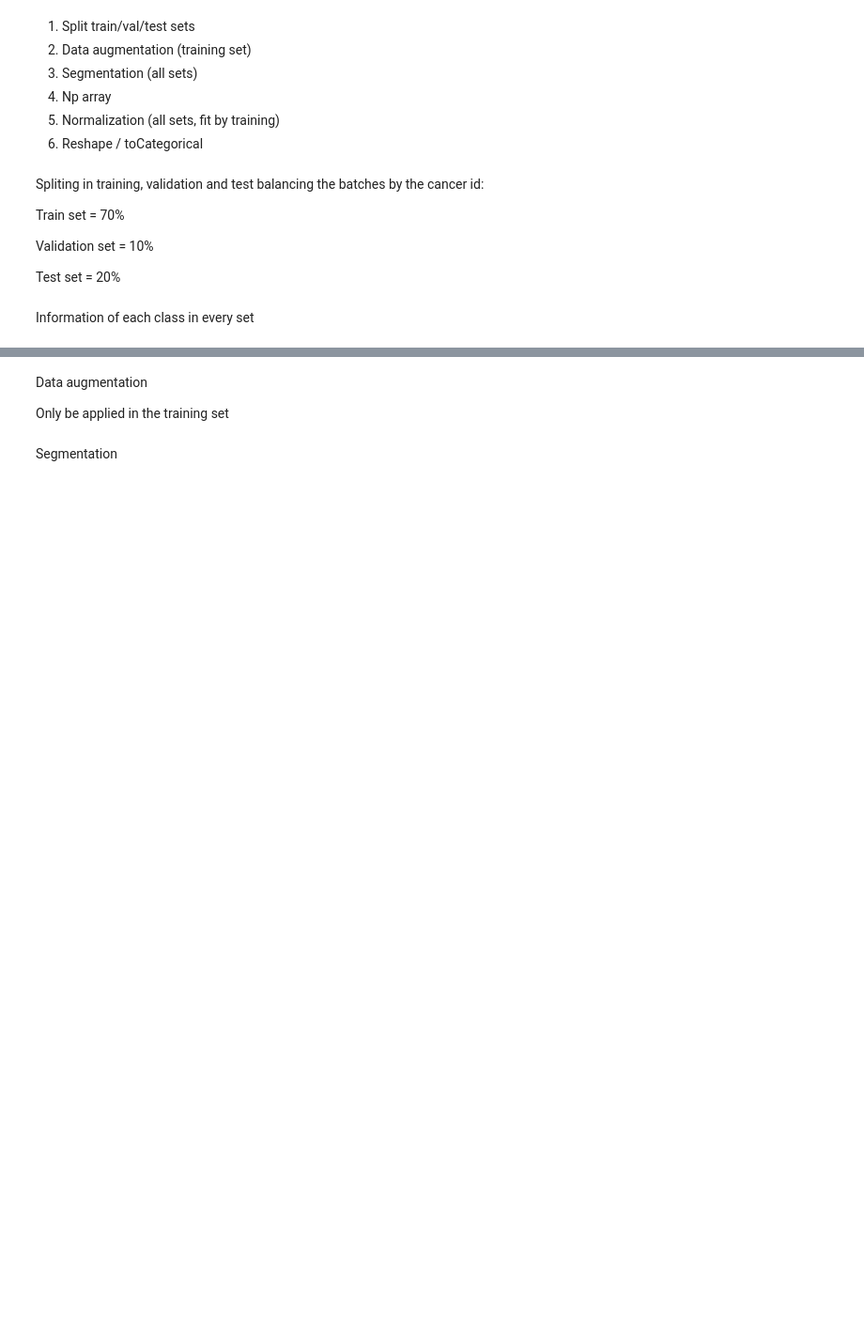
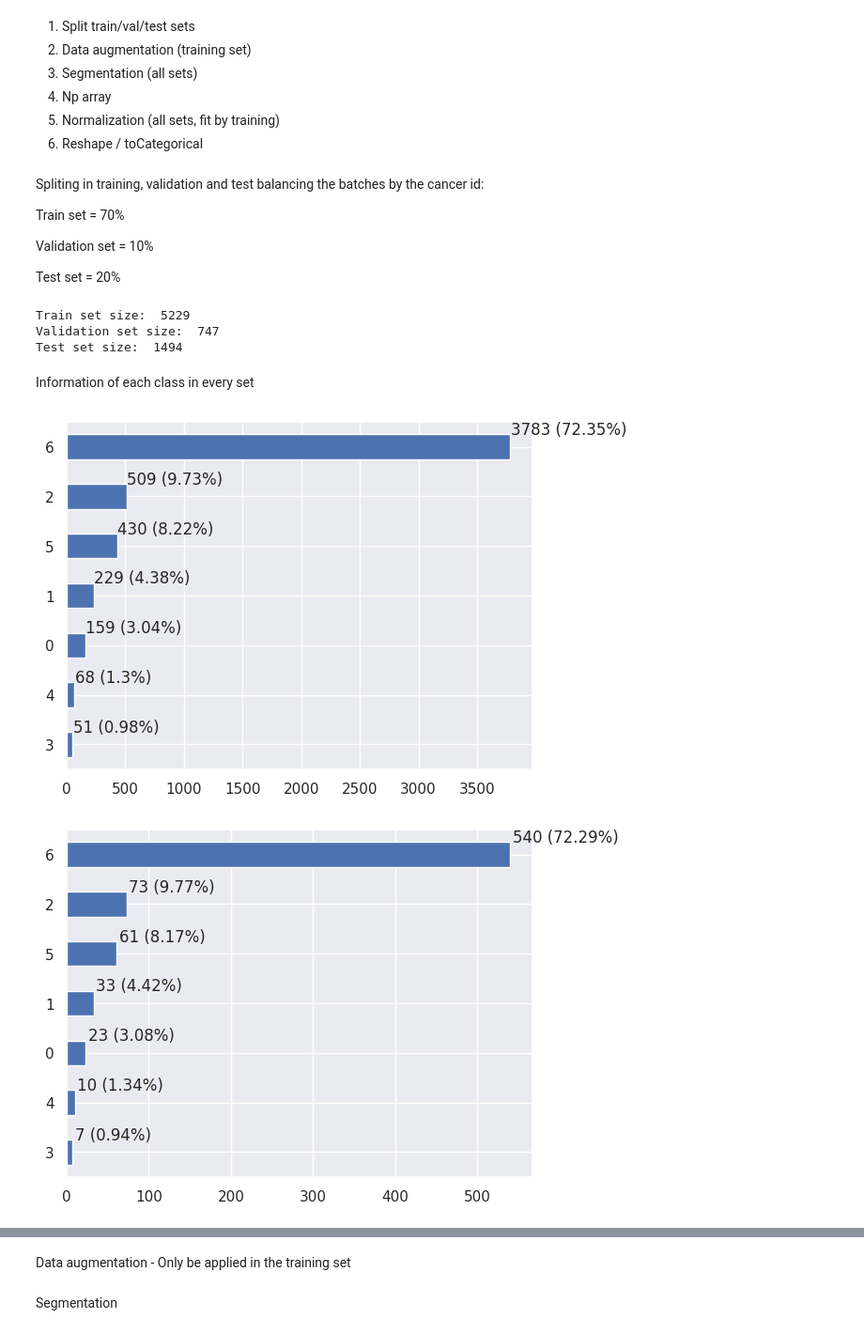
Before and after one commit to h-ssiqueira/SkinLesionAI, a Jupyter notebook: Notebooks/template.ipynb, the cells around one changed output, grey strips where cells are left out. Shown at 94% size. Cells and saved outputs as stored; diff of their text form; code cells hidden in the pictures; blank space fills up the shorter version.

```diff
--- a/Notebooks/template.ipynb
+++ b/Notebooks/template.ipynb
@@ -218,41 +234,56 @@ Validation set = 10%
 
 Test set = 20%
 # %%
-XTrainVal, XTest, YTrainVal, YTest = train_test_split(images, datasetMetadata['cancerId'], test_size=0.2, train_size=0.8, stratify=datasetMetadata['cancerId'])
+XTrainVal, XTest, YTrainVal, YTest = train_test_split(images,
+                                                      datasetMetadata['cancerId'],
+                                                      test_size = 0.2,
+                                                      train_size = 0.8,
+                                                      stratify = datasetMetadata['cancerId'])
 del images, datasetMetadata
-XTrain, XVal, YTrain, YVal = train_test_split(XTrainVal, YTrainVal, test_size = 0.125, train_size = 0.875, stratify = YTrainVal)
+XTrain, XVal, YTrain, YVal = train_test_split(XTrainVal,
+                                              YTrainVal,
+                                              test_size = 0.125,
+                                              train_size = 0.875,
+                                              stratify = YTrainVal)
 del XTrainVal, YTrainVal
 
 print('Train set size: ', YTrain.size)
 print('Validation set size: ', YVal.size)
 print('Test set size: ', YTest.size)
+# %% [output]
+Train set size:  5229
+Validation set size:  747
+Test set size:  1494
 # %% [markdown]
 Information of each class in every set
 # %%
 labelSize = YTrain.value_counts().sort_values()
 
 ax = labelSize.plot.barh()
 
 for i, v in enumerate(labelSize):
     ax.text(v + 3, i + .25, str(v) + ' (' + str(round(v/YTrain.shape[0]*100, 2)) + '%)')
-
+plt.title('Training set')
 plt.show()
 
 labelSize = YVal.value_counts().sort_values()
 
 ax = labelSize.plot.barh()
 
 for i, v in enumerate(labelSize):
     ax.text(v + 3, i + .25, str(v) + ' (' + str(round(v/YVal.shape[0]*100, 2)) + '%)')
-
+plt.title('Validation set')
 plt.show()
 
 labelSize = YTest.value_counts().sort_values()
 
 ax = labelSize.plot.barh()
 
 for i, v in enumerate(labelSize):
     ax.text(v + 3, i + .25, str(v) + ' (' + str(round(v/YTest.shape[0]*100, 2)) + '%)')
-
+plt.title('Test set')
 plt.show()
 del labelSize, ax
+# %% [output]
+[figure, added]
+[figure, added]
@@ -259,7 +291,5 @@ del labelSize, ax
 # %% [markdown]
-Data augmentation
-
-Only be applied in the training set
+Data augmentation - Only be applied in the training set
 # %%
 if dataAugmentation: # TODO: test
     datagen = ImageDataGenerator(
```
Also changed, not shown: parts of 18 cells of this notebook, 1 other file.
